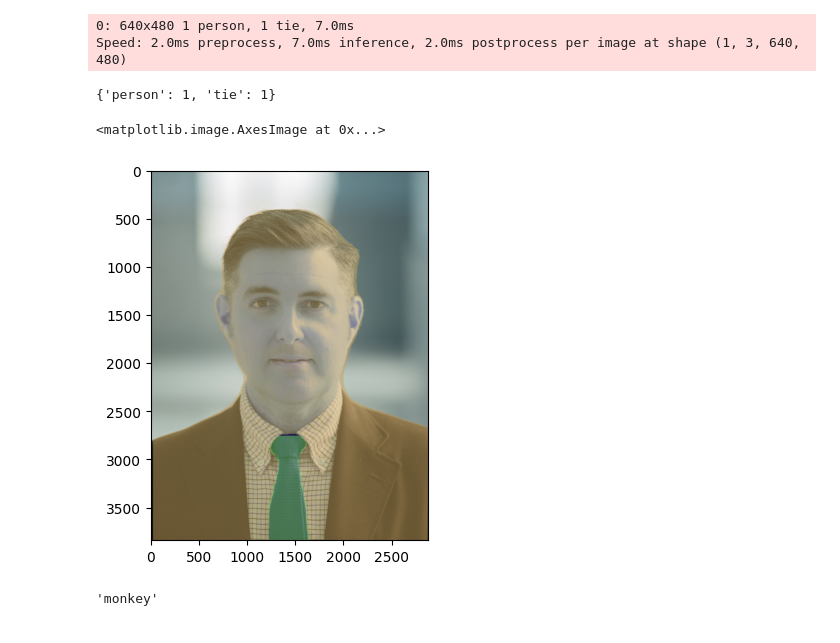
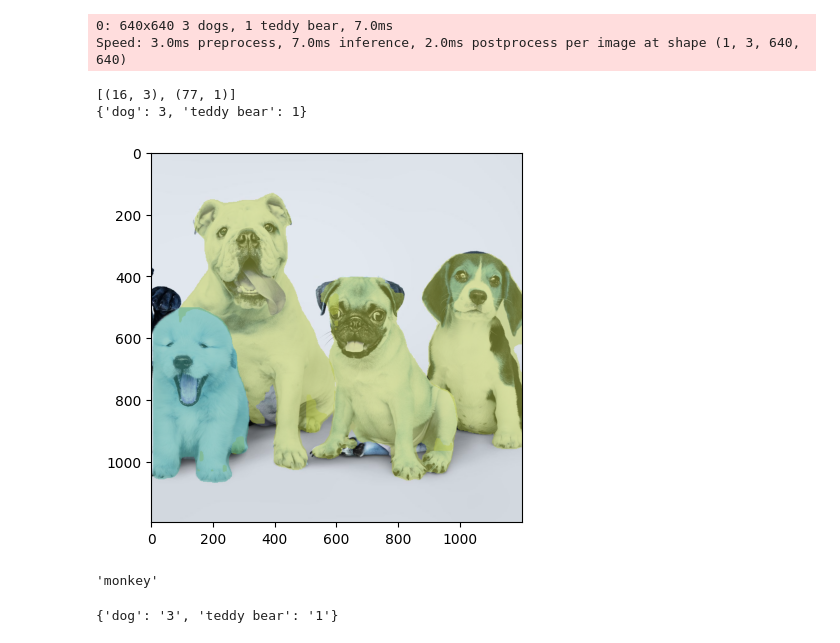
Before and after one commit to PotatoX8x/vehicle-segmentation, a Jupyter notebook: test.ipynb, the cells around one changed output. Saved outputs shown, nothing was run; the diff lists cells and outputs as text; code cells hidden in the pictures.

```diff
--- a/test.ipynb
+++ b/test.ipynb
@@ -10,7 +10,8 @@ from collections import Counter
 # %%
 def predict_on_image(model, img, conf):
     result = model(img, conf=conf)[0]
-
+    if result.masks is None:
+        return None, None, None, None, None
     # detection
     # result.boxes.xyxy   # box with xyxy format, (N, 4)
     cls = result.boxes.cls.cpu().numpy()    # cls, (N, 1)
@@ -59,26 +60,30 @@ def overlay(image, mask, color, alpha, resize=None):
 labels = {0: u'__background__', 1: u'person', 2: u'bicycle',3: u'car', 4: u'motorcycle', 5: u'airplane', 6: u'bus', 7: u'train', 8: u'truck', 9: u'boat', 10: u'traffic light', 11: u'fire hydrant', 12: u'stop sign', 13: u'parking meter', 14: u'bench', 15: u'bird', 16: u'cat', 17: u'dog', 18: u'horse', 19: u'sheep', 20: u'cow', 21: u'elephant', 22: u'bear', 23: u'zebra', 24: u'giraffe', 25: u'backpack', 26: u'umbrella', 27: u'handbag', 28: u'tie', 29: u'suitcase', 30: u'frisbee', 31: u'skis', 32: u'snowboard', 33: u'sports ball', 34: u'kite', 35: u'baseball bat', 36: u'baseball glove', 37: u'skateboard', 38: u'surfboard', 39: u'tennis racket', 40: u'bottle', 41: u'wine glass', 42: u'cup', 43: u'fork', 44: u'knife', 45: u'spoon', 46: u'bowl', 47: u'banana', 48: u'apple', 49: u'sandwich', 50: u'orange', 51: u'broccoli', 52: u'carrot', 53: u'hot dog', 54: u'pizza', 55: u'donut', 56: u'cake', 57: u'chair', 58: u'couch', 59: u'potted plant', 60: u'bed', 61: u'dining table', 62: u'toilet', 63: u'tv', 64: u'laptop', 65: u'mouse', 66: u'remote', 67: u'keyboard', 68: u'cell phone', 69: u'microwave', 70: u'oven', 71: u'toaster', 72: u'sink', 73: u'refrigerator', 74: u'book', 75: u'clock', 76: u'vase', 77: u'scissors', 78: u'teddy bear', 79: u'hair drier', 80: u'toothbrush'}
 colors = [(89, 161, 197),(67, 161, 255),(19, 222, 24),(186, 55, 2),(167, 146, 11),(190, 76, 98),(130, 172, 179),(115, 209, 128),(204, 79, 135),(136, 126, 185),(209, 213, 45),(44, 52, 10),(101, 158, 121),(179, 124, 12),(25, 33, 189),(45, 115, 11),(73, 197, 184),(62, 225, 221),(32, 46, 52),(20, 165, 16),(54, 15, 57),(12, 150, 9),(10, 46, 99),(94, 89, 46),(48, 37, 106),(42, 10, 96),(7, 164, 128),(98, 213, 120),(40, 5, 219),(54, 25, 150),(251, 74, 172),(0, 236, 196),(21, 104, 190),(226, 74, 232),(120, 67, 25),(191, 106, 197),(8, 15, 134),(21, 2, 1),(142, 63, 109),(133, 148, 146),(187, 77, 253),(155, 22, 122),(218, 130, 77),(164, 102, 79),(43, 152, 125),(185, 124, 151),(95, 159, 238),(128, 89, 85),(228, 6, 60),(6, 41, 210),(11, 1, 133),(30, 96, 58),(230, 136, 109),(126, 45, 174),(164, 63, 165),(32, 111, 29),(232, 40, 70),(55, 31, 198),(148, 211, 129),(10, 186, 211),(181, 201, 94),(55, 35, 92),(129, 140, 233),(70, 250, 116),(61, 209, 152),(216, 21, 138),(100, 0, 176),(3, 42, 70),(151, 13, 44),(216, 102, 88),(125, 216, 93),(171, 236, 47),(253, 127, 103),(205, 137, 244),(193, 137, 224),(36, 152, 214),(17, 50, 238),(154, 165, 67),(114, 129, 60),(119, 24, 48),(73, 8, 110)]
 # %%
-img = cv2.imread("person.jpg")
+img = cv2.imread("dogs.jpg")
 
 # predict by YOLOv8
 boxes, masks, cls, probs, labels = predict_on_image(model, img, conf=0.55)
-counter = Counter(list(cls.astype("int")))
-output = list(counter.items())
-output = dict(map(lambda x: (labels[x[0]],x[1]), output))
+if masks is None:
+    print("no detection")
+else:
+    counter = Counter(list(cls.astype("int")))
+    output = list(counter.items())
+    print
+    output = dict(map(lambda x: (labels[x[0]],x[1]), output))
 
-# overlay masks on original image
-image_with_masks = np.copy(img)
-for i, mask in enumerate(masks):
-    image_with_masks = overlay(image_with_masks, mask, color=colors[int(cls[i])], alpha=0.5)
-print(output)
-plt.imshow(image_with_masks)
+    # overlay masks on original image
+    image_with_masks = np.copy(img)
+    for i, mask in enumerate(masks):
+        image_with_masks = overlay(image_with_masks, mask, color=colors[int(cls[i])], alpha=0.5)
+    print(output)
+    plt.imshow(image_with_masks)
 # %% [output]
-0: 640x480 1 person, 1 tie, 7.0ms
-Speed: 2.0ms preprocess, 7.0ms inference, 2.0ms postprocess per image at shape (1, 3, 640, 480)
+0: 640x640 3 dogs, 1 teddy bear, 7.0ms
+Speed: 3.0ms preprocess, 7.0ms inference, 2.0ms postprocess per image at shape (1, 3, 640, 640)
-{'person': 1, 'tie': 1}
+[(16, 3), (77, 1)]
+{'dog': 3, 'teddy bear': 1}
-<matplotlib.image.AxesImage at 0x...>
-[figure, old version]
+[figure, new version]
 # %%
 import requests
 
@@ -87,3 +92,10 @@ response = requests.post(url, json="monkey")
 response.json()
 # %% [output]
 'monkey'
+# %%
+counter = Counter(list(cls.astype("int")))
+output = list(counter.items())
+
+dict(map(lambda x: (labels[x[0]], str(x[1])), output))
+# %% [output]
+{'dog': '3', 'teddy bear': '1'}
```
Also changed, not shown: 2 other files.
